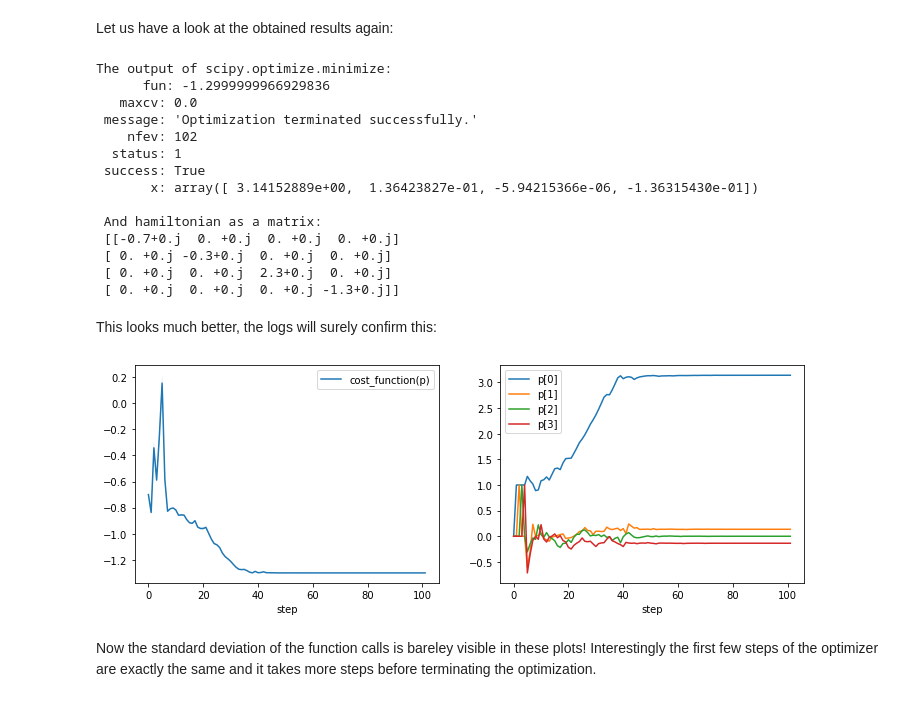
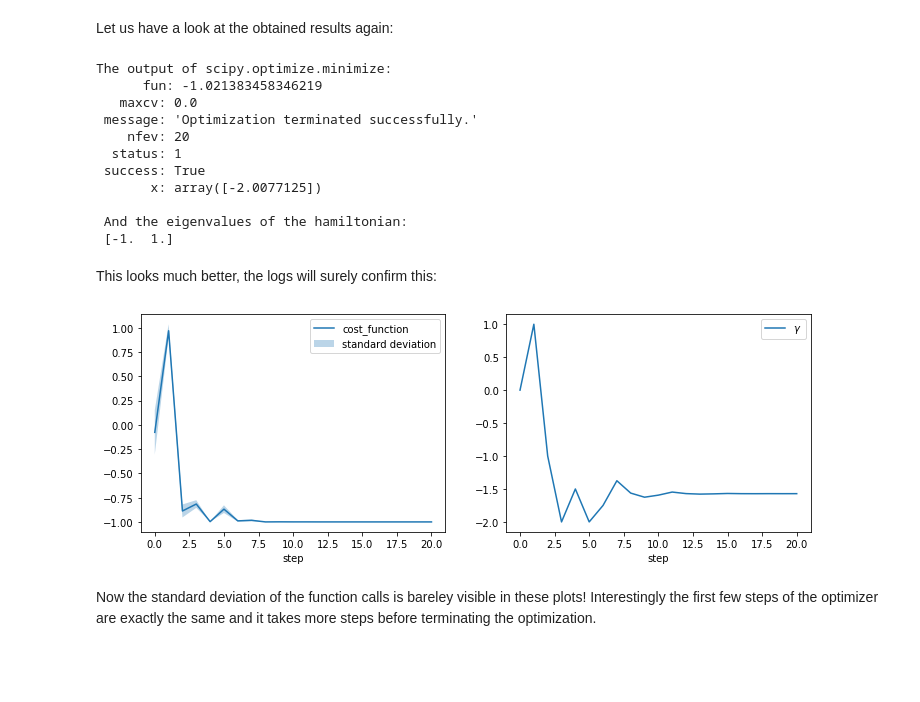
Before and after one commit to entropicalabs/entropica_qaoa, a Jupyter notebook: examples/VQEDemo.ipynb, the cells around one changed output. Drawn from its saved outputs; the diff is of its cells as text; code cells hidden in the pictures; blank space fills up the shorter version.

```diff
--- a/examples/VQEDemo.ipynb
+++ b/examples/VQEDemo.ipynb
@@ -31,17 +33,14 @@ from qaoa.parameters import ClassicalFarhiQAOAParameters
 We start by creating a cost hamiltonian `hamiltonian` and state preparation program `prepare_ansatz`:
 # %%
 # create the cost hamiltonian
-hamiltonian = PauliSum.from_compact_str("(-1.0)*Z0*Z1 + 0.8*Z0 + (-0.5)*Z1")
+hamiltonian = PauliSum.from_compact_str("1.0*X0")
 
 # and the parametric state preparation program:
 prepare_ansatz = Program() # built an empty program
 params = prepare_ansatz.declare("params", # add a classical register to store the values in
-                                memory_type="REAL", memory_size=4)
-prepare_ansatz.inst(RX(params[0], 0)) # and add a couple of parametric gates
-prepare_ansatz.inst(RX(params[1], 1))
-prepare_ansatz.inst(CNOT(0,1))
-prepare_ansatz.inst(RX(params[2], 0))
-prepare_ansatz.inst(RX(params[3], 1))
+                                memory_type="REAL", memory_size=1)
+#prepare_ansatz.inst(H(0))
+prepare_ansatz.inst(RY(params[0], 0))
 # %% [output]
 <pyquil.quil.Program at 0x...>
 # %% [markdown]
@@ -134,33 +157,30 @@ cost_fun = PrepareAndMeasureOnWFSim(prepare_ansatz=prepare_ansatz,
                                     hamiltonian=hamiltonian,
                                     sim=sim,
                                     scalar_cost_function=True,
-                                    nshots=1000,
+                                    nshots=20,              # <- this the line, that we changed
                                     enable_logging=True,
                                     noisy=True)
 # %%
-# and finally minimize it:
-p0 = [0, 0, 0, 0]
-out = minimize(cost_fun, p0, method="Cobyla")
+# and minimize it:
+gamma0 = [0]
+out = minimize(cost_fun, gamma0, method="Cobyla")
 # %% [markdown]
 Let us have a look at the obtained results again:
 # %%
 print("The output of scipy.optimize.minimize:\n",out)
-print("\n And hamiltonian as a matrix:\n", hamiltonian.matrix())
+print("\n And the eigenvalues of the hamiltonian:\n", np.linalg.eigvalsh(hamiltonian.matrix()))
 # %% [output]
 The output of scipy.optimize.minimize:
-      fun: -1.2999999966929836
+      fun: -1.021383458346219
    maxcv: 0.0
  message: 'Optimization terminated successfully.'
-    nfev: 102
+    nfev: 20
   status: 1
  success: True
-       x: array([ 3.14152889e+00,  1.36423827e-01, -5.94215366e-06, -1.36315430e-01])
+       x: array([-2.0077125])
 
- And hamiltonian as a matrix:
- [[-0.7+0.j  0. +0.j  0. +0.j  0. +0.j]
- [ 0. +0.j -0.3+0.j  0. +0.j  0. +0.j]
- [ 0. +0.j  0. +0.j  2.3+0.j  0. +0.j]
- [ 0. +0.j  0. +0.j  0. +0.j -1.3+0.j]]
+ And the eigenvalues of the hamiltonian:
+ [-1.  1.]
 # %% [markdown]
 This looks much better, the logs will surely confirm this:
 # %%
@@ -171,17 +191,17 @@ fun_log = np.array([step.fun for step in cost_fun.log])
 x = np.arange(out["nfev"])
 # %%
 fig, ax = plt.subplots(1,2, figsize=(12,4))
-ax[0].plot(x, fun_log[:,0], label="cost_function(p)")
-ax[0].fill_between(x, fun_log[:,0] - fun_log[:,1], fun_log[:,0] + fun_log[:,1], alpha=0.3)
+ax[0].plot(x, fun_log[:,0], label="cost_function")
+ax[0].fill_between(x, fun_log[:,0] - fun_log[:,1], fun_log[:,0] + fun_log[:,1], alpha=0.3,
+                   label="standard deviation")
 ax[0].legend()
 ax[0].set_xlabel("step")
 
-for i in range(4):
-    ax[1].plot(x, param_log[:,i], label=f"p[{i}]")
+ax[1].plot(x, param_log[:], label=r"$\gamma$")
 ax[1].legend()
 ax[1].set_xlabel("step");
 # %% [output]
-[figure, old version]
+[figure, new version]
 # %% [markdown]
 Now the standard deviation of the function calls is bareley visible in these plots! Interestingly the first few steps of the optimizer are exactly the same and it takes more steps before terminating the optimization.
 # %% [markdown]
```
Also changed, not shown: parts of 18 cells of this notebook, 10 other files.
